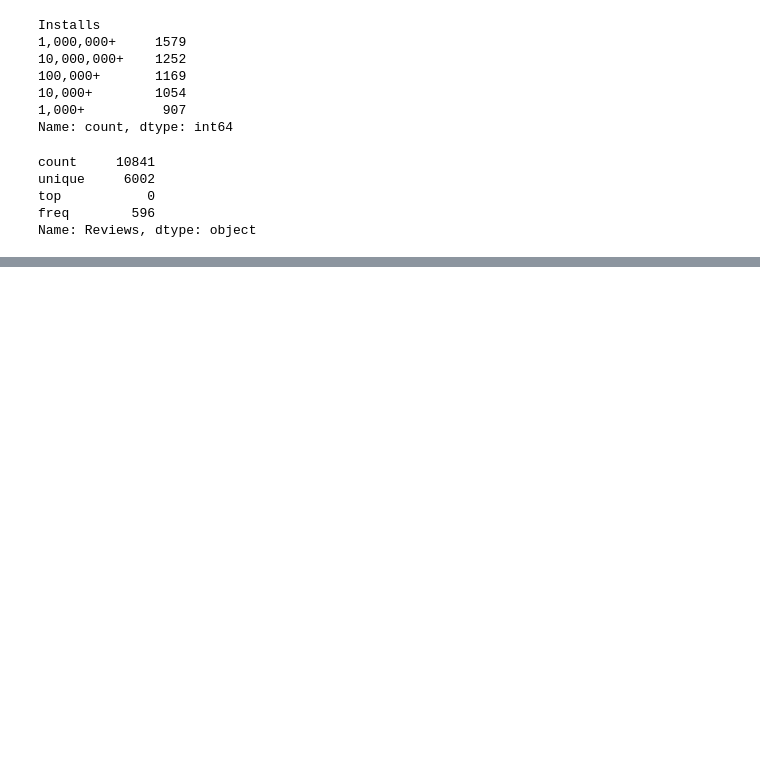
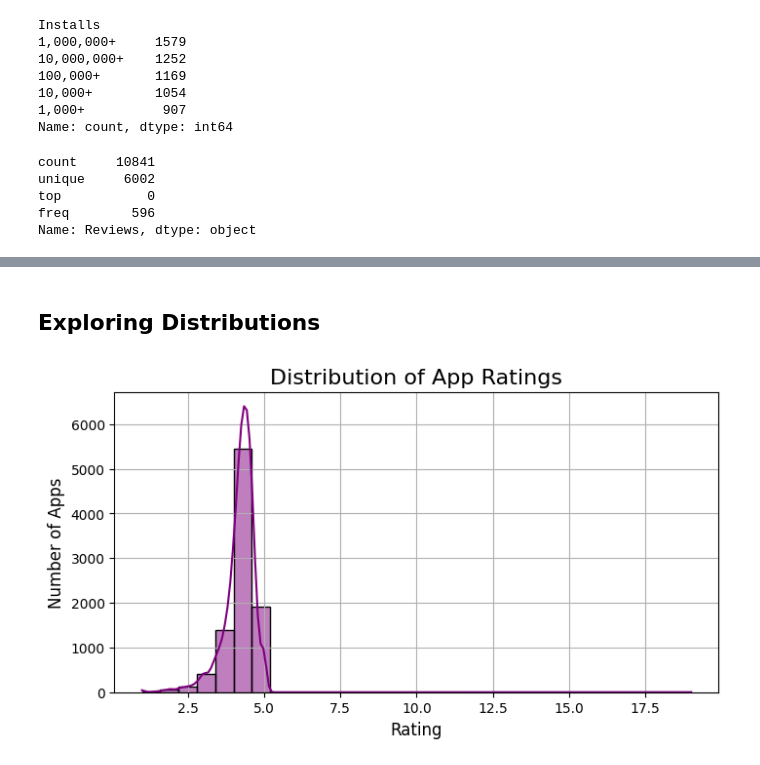
Before and after one commit to AnnaBeklaryan/data-visualization, a Jupyter notebook: notebooks/playstore_eda.ipynb, the cells around one changed output, grey strips where cells are left out. Drawn from its saved outputs; the diff is of its cells as text; code cells hidden in the pictures; blank space fills up the shorter version.

```diff
--- a/notebooks/playstore_eda.ipynb
+++ b/notebooks/playstore_eda.ipynb
@@ -221,3 +220,16 @@ apps.sort_values("Reviews", ascending=False).head()
 | 2723 | SnipSnap Coupon App | SHOPPING | 4.2 | 9975 | 18M | 1,000,000+ | Free | 0 | Everyone | Shopping | ... |
 | 2705 | SnipSnap Coupon App | SHOPPING | 4.2 | 9975 | 18M | 1,000,000+ | Free | 0 | Everyone | Shopping | ... |
 | 3079 | US Open Tennis Championships 2018 | SPORTS | 4.0 | 9971 | 33M | 1,000,000+ | Free | 0 | Everyone | Sports | ... |
+# %% [markdown]
+## Exploring Distributions
+# %%
+plt.figure(figsize=(8,4))
+sns.histplot(apps["Rating"].dropna(), kde=True, bins=30, color='purple')
+
+plt.title("Distribution of App Ratings", fontsize = 16)
+plt.xlabel("Rating", fontsize = 12)
+plt.ylabel("Number of Apps", fontsize = 12)
+plt.grid(True)
+plt.show()
+# %% [output]
+[figure, added]
```
Also changed, not shown: parts of 9 cells of this notebook.
